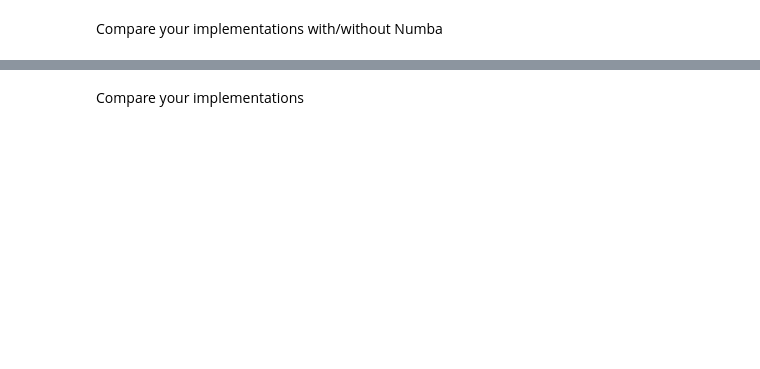
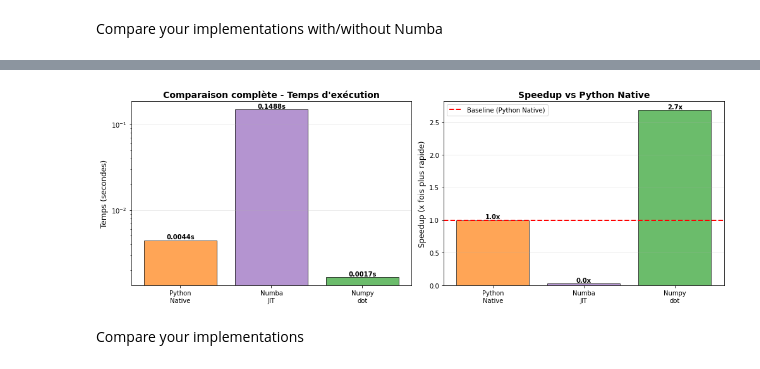
Before and after one commit to MarounC6/Parallel_Computing_CPU_Python_HPC, a Jupyter notebook: matrix_multiplication.ipynb, the cells around one changed output, grey strips where cells are left out. Saved outputs shown, nothing was run; the diff lists cells and outputs as text; code cells hidden in the pictures; blank space fills up the shorter version.

```diff
--- a/matrix_multiplication.ipynb
+++ b/matrix_multiplication.ipynb
@@ -49,2 +118,19 @@ Compare the different implementation
 # %% [markdown]
 Improve your implementations using Numba
+# %%
+from numba import njit
+
+@njit
+def multi_matrix_numba(A, B):
+    """Version Numba JIT de la multiplication matricielle"""
+    n = len(A)
+    C = np.zeros((n, n))
+    for i in range(n):
+        for j in range(n):
+            for k in range(n):
+                C[i][j] += A[i][k] * B[k][j]
+    return C
+
+# Warm-up pour la compilation JIT
+A = multi_matrix_numba(An[:5, :5], Bn[:5, :5])
+print(A)
@@ -51,2 +143,60 @@ Improve your implementations using Numba
 # %% [markdown]
 Compare your implementations with/without Numba
+# %%
+print("\n=== Comparaison avec Numba ===\n")
+
+# Retest Python natif pour comparaison
+start = time.time()
+Cp_result = multi_matrix_naive(Ap, Bp, Cp)
+time_naive = time.time() - start
+print(f"Python natif (naive): {time_naive:.4f}s")
+
+# Test Numba
+start = time.time()
+Cn_numba = multi_matrix_numba(An, Bn)
+time_numba = time.time() - start
+print(f"Numba JIT: {time_numba:.4f}s")
+
+# Numpy pour référence
+start = time.time()
+Cn_dot = multi_matrix_dot(An, Bn, Cn)
+time_dot = time.time() - start
+print(f"Numpy dot: {time_dot:.4f}s")
+
+print(f"\nSpeedup Numba vs Python natif: {time_naive/time_numba:.1f}x")
+print(f"Speedup Numpy vs Numba: {time_numba/time_dot:.1f}x (Numpy est {time_numba/time_dot:.1f}x plus rapide)")
+
+# Visualisation comparative complète
+fig, (ax1, ax2) = plt.subplots(1, 2, figsize=(14, 5))
+
+# Graphique 1: Temps d'exécution (échelle log pour mieux voir les différences)
+methods_all = ['Python\nNative', 'Numba\nJIT', 'Numpy\ndot']
+times_all = [time_naive, time_numba, time_dot]
+colors_all = ['#ff7f0e', '#9467bd', '#2ca02c']
+
+ax1.bar(methods_all, times_all, color=colors_all, alpha=0.7, edgecolor='black')
+ax1.set_ylabel('Temps (secondes)', fontsize=12)
+ax1.set_title('Comparaison complète - Temps d\'exécution', fontsize=14, fontweight='bold')
+ax1.set_yscale('log')
+ax1.grid(True, alpha=0.3, axis='y')
+
+# Ajouter les valeurs sur les barres
+for i, (method, t) in enumerate(zip(methods_all, times_all)):
+    ax1.text(i, t, f'{t:.4f}s', ha='center', va='bottom', fontweight='bold')
+
+# Graphique 2: Speedup vs Python Native
+speedups_all = [1.0, time_naive/time_numba, time_naive/time_dot]
+ax2.bar(methods_all, speedups_all, color=colors_all, alpha=0.7, edgecolor='black')
+ax2.axhline(y=1, color='red', linestyle='--', linewidth=2, label='Baseline (Python Native)')
+ax2.set_ylabel('Speedup (x fois plus rapide)', fontsize=12)
+ax2.set_title('Speedup vs Python Native', fontsize=14, fontweight='bold')
+ax2.legend(fontsize=10)
+ax2.grid(True, alpha=0.3, axis='y')
+
+# Ajouter les valeurs sur les barres
+for i, (method, s) in enumerate(zip(methods_all, speedups_all)):
+    ax2.text(i, s, f'{s:.1f}x', ha='center', va='bottom', fontweight='bold')
+
+plt.tight_layout()
+plt.show()
+# %% [output]
@@ -53,2 +211,3 @@ Compare your implementations with/without Numba
+[figure, added]
 # %% [markdown]
 Compare your implementations
```
Also changed, not shown: parts of 4 cells of this notebook.
